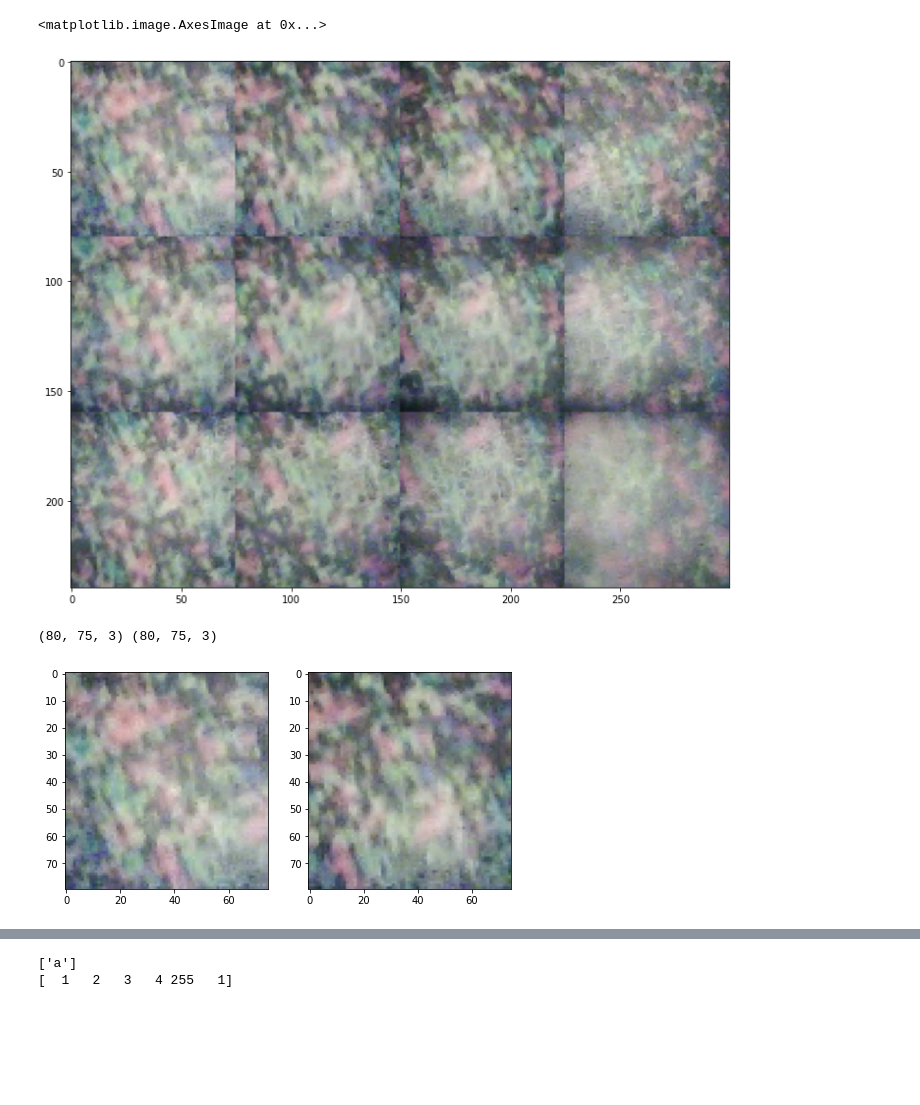
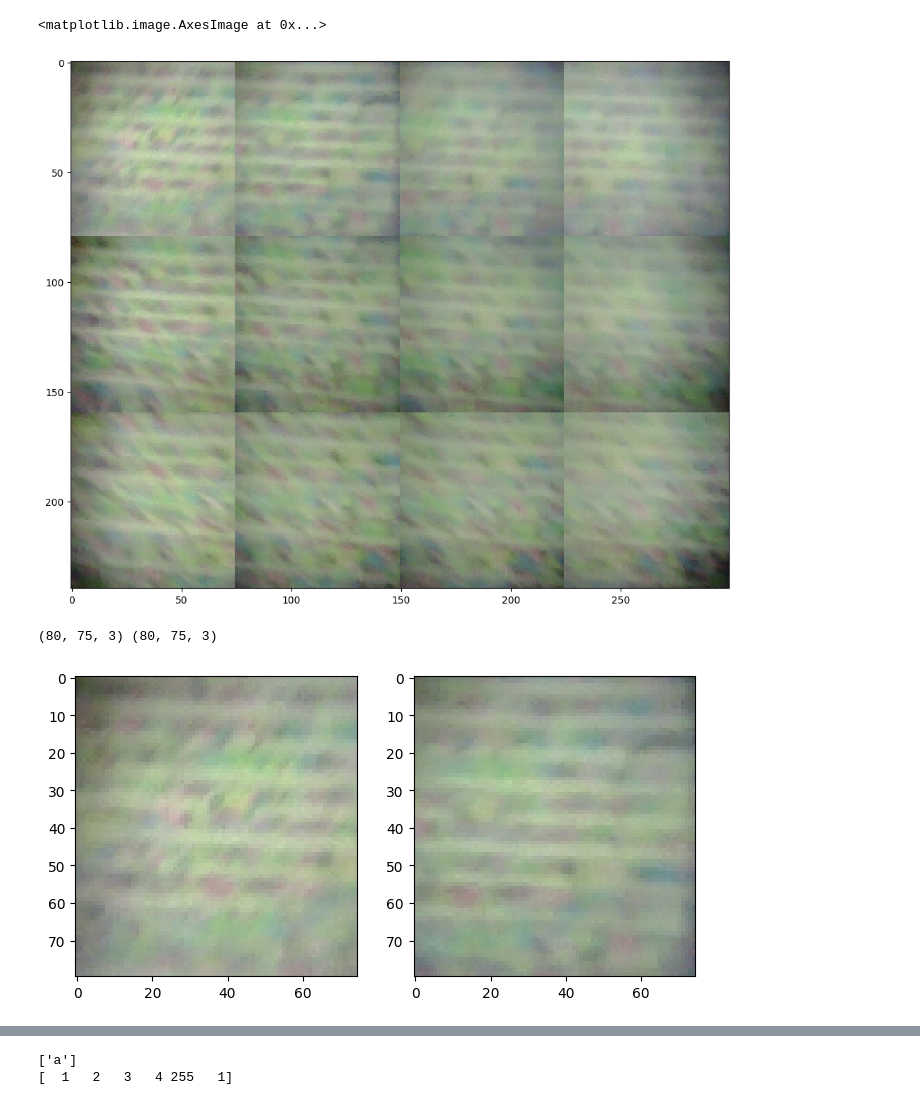
Before and after one commit to lluoan/image_stitch, a Jupyter notebook: img_stitch.ipynb, the cells around one changed output, grey strips where cells are left out. Cells and saved outputs as stored; diff of their text form; code cells hidden in the pictures; blank space fills up the shorter version.

```diff
--- a/img_stitch.ipynb
+++ b/img_stitch.ipynb
@@ -39,7 +39,7 @@ fig,ax = plt.subplots(figsize=(10,10))
 with open('./config/rect_vertices_2_calib_samesize.json', 'r') as rect_file:
     rect = json.load(rect_file)
 
-image = io.imread("./data/pics/img40.jpg")
+image = io.imread("2023-04-04-095628.jpg")
 # print(image.shape)
 image = cv2.resize(image, (800, 450))
 
@@ -52,21 +52,32 @@ ax.imshow(image, cmap='gray')
 ax.axis('on')
 
 i = 1
+left_top1 = [0,0]
+right_bottom1 = [0,0]
+
 for vertice in rect['vertices']:
     left_top = rect['vertices'][vertice]['left_top']
     right_bottom = rect['vertices'][vertice]['right_bottom']
 
+    hz = -55
+    left_top1[0] = left_top[0] + hz
+    right_bottom1[0] = right_bottom[0] + hz
+
+    gsl = -5
+    left_top1[1] = left_top[1] + gsl
+    right_bottom1[1] = right_bottom[1] + gsl
+
 
     # Create a Rectangle patch
-    rect_patch = patches.Rectangle((left_top[0],left_top[1]),
-                             right_bottom[0]-left_top[0],right_bottom[1] - left_top[1],
+    rect_patch = patches.Rectangle((left_top1[0],left_top1[1]),
+                             right_bottom1[0]-left_top1[0],right_bottom1[1] - left_top1[1],
                              linewidth=2, edgecolor='w',facecolor='none')
     # Add the patch to the Axes
     ax.add_patch(rect_patch)
 
     # cut roi tiles and save
 #     print(left_top[0])
-    img_tile = image[int(left_top[1]):int(right_bottom[1]), int(left_top[0]):int(right_bottom[0]), :]
+    img_tile = image[int(left_top1[1]):int(right_bottom1[1]), int(left_top1[0]):int(right_bottom1[0]), :]
     plt.figure()
     plt.title(i)
     plt.imshow(img_tile)
@@ -90,35 +101,47 @@ for vertice in rect['vertices']:
 # %%
 ncol = 4
 nrow = 3
 
 vstack = []
 tile_list = []
+
+left_top1 = [0,0]
+right_bottom1 = [0,0]
+
 for i in range(nrow):
     hstack = []
     for j in range(ncol):
         key = 'vertice{}'.format(i*ncol + j+1)
         left_top = rect['vertices'][key]['left_top']
         right_bottom = rect['vertices'][key]['right_bottom']
 
-        tile = image[int(left_top[1]):int(right_bottom[1]),
-                    int(left_top[0]):int(right_bottom[0]), :]
+        hz = -55
+        left_top1[0] = left_top[0] + hz
+        right_bottom1[0] = right_bottom[0] + hz
+
+        gsl = -5
+        left_top1[1] = left_top[1] + gsl
+        right_bottom1[1] = right_bottom[1] + gsl
+
+        tile = image[int(left_top1[1]):int(right_bottom1[1]),
+                    int(left_top1[0]):int(right_bottom1[0]), :]
         tile_flipped = cv2.flip(tile, -1)
 
         tile_list.append(tile_flipped)
         if hstack == []:
             hstack = tile_flipped
         else:
             hstack = np.hstack((hstack, tile_flipped))
     if vstack == []:
         vstack = hstack
     else:
         vstack = np.vstack((vstack, hstack))
 
 plt.figure(figsize=(12,12))
 plt.imshow(vstack, cmap='gray')
 # %% [output]
 <matplotlib.image.AxesImage at 0x...>
-[figure, old version]
+[figure, new version]
 # %%
 from skimage.color import rgb2gray, rgb2hsv, hsv2rgb
 # img1 = rgb2gray(tile_list[0])
@@ -143,7 +166,7 @@ ax[1].imshow(img2[:,:, :].astype(np.uint8), cmap='gray')
 print(img1.shape, img2.shape)
 # %% [output]
 (80, 75, 3) (80, 75, 3)
-[figure, old version]
+[figure, new version]
 # %%
 print(cv2.__version__)
 # %% [output]
```
Also changed, not shown: parts of 6 cells of this notebook, 3 other files.
